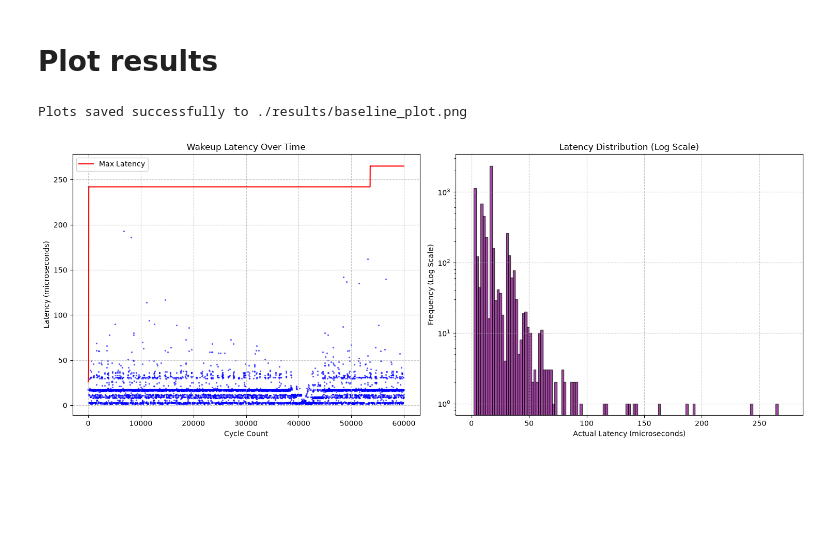
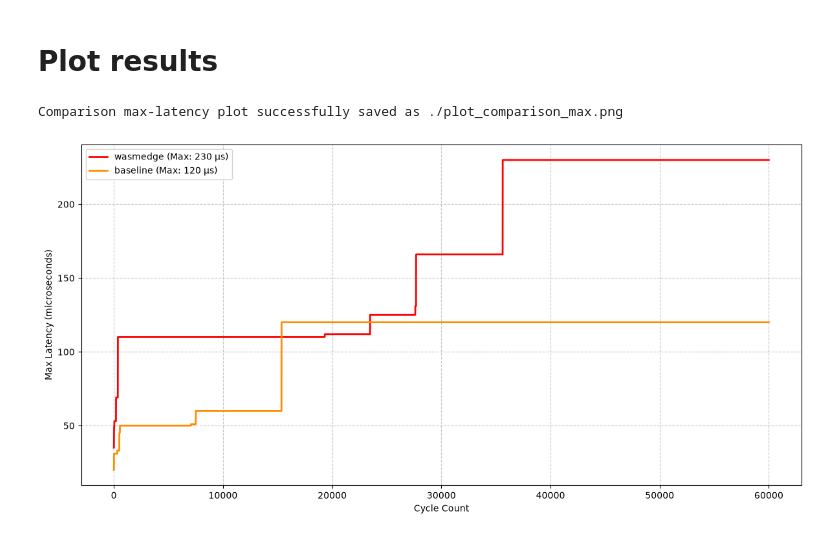
Before and after one commit to balditommaso/wasm_eval, a Jupyter notebook: plot.ipynb, the cells around one changed output. Cells and saved outputs as stored; diff of their text form; code cells hidden in the pictures; blank space fills up the shorter version.

Commit message:
Wrote a single thread cyclictest used for the benchmarks with new parser and plotting functionality.

```diff
--- a/plot.ipynb
+++ b/plot.ipynb
@@ -45,7 +60,7 @@ def plot_latency_data(csv_file):
 # %%
-file_name = "baseline"
+file_name = ["wasmedge", "baseline"]
 
-plot_latency_data(f"./results/{file_name}.csv")
+plot_multiple_max_latency([f"./results/{name}.csv" for name in file_name])
 # %% [output]
-Plots saved successfully to ./results/baseline_plot.png
+Comparison max-latency plot successfully saved as ./plot_comparison_max.png
-[figure, old version]
+[figure, new version]
```
Also changed, not shown: parts of 2 cells of this notebook, 8 other files.
